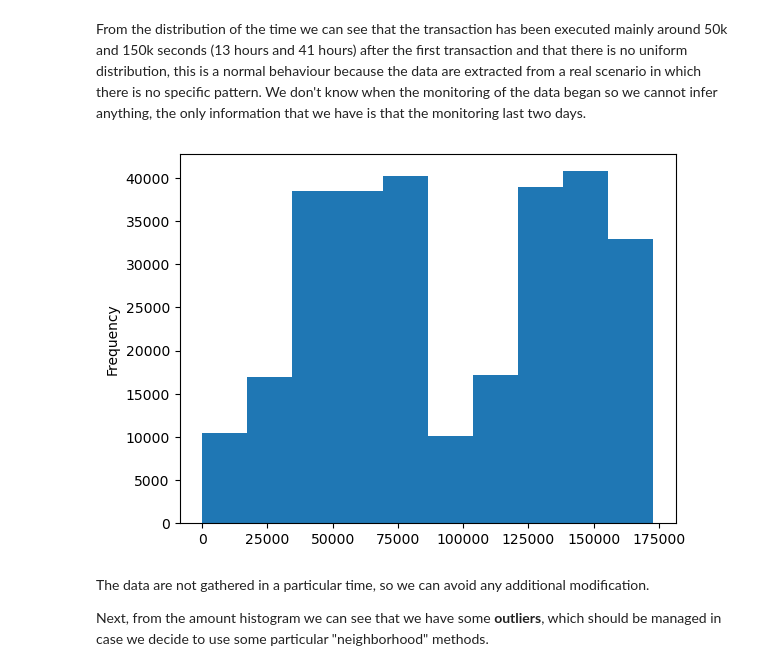
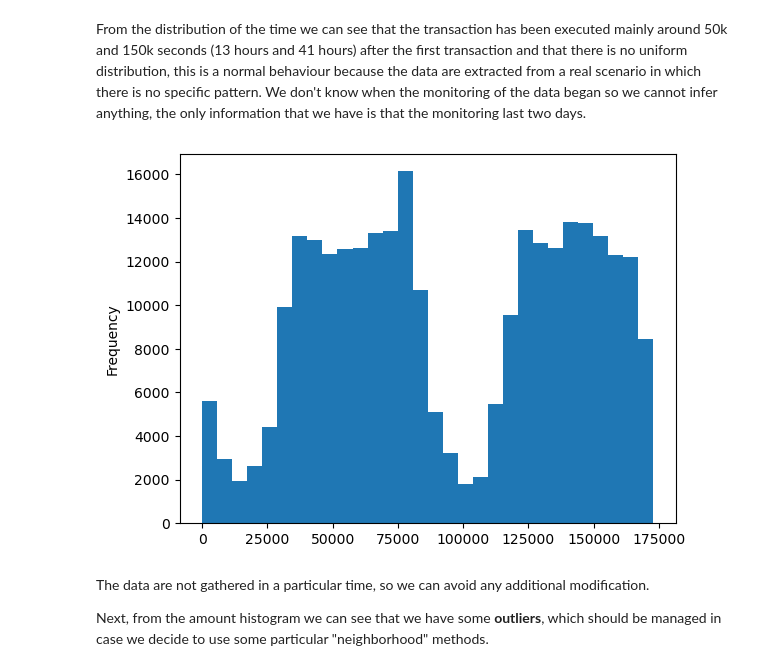
Before and after one commit to tpacini/Credit-Card-Fraud-Detection, a Jupyter notebook: src/analysis.ipynb, the cells around one changed output. Drawn from its saved outputs; the diff is of its cells as text; code cells hidden in the pictures.

```diff
--- a/src/analysis.ipynb
+++ b/src/analysis.ipynb
@@ -78,10 +103,10 @@ plt.show()
 # %% [markdown]
 From the distribution of the time we can see that the transaction has been executed mainly around 50k and 150k seconds (13 hours and 41 hours) after the first transaction and that there is no uniform distribution, this is a normal behaviour because the data are extracted from a real scenario in which there is no specific pattern. We don't know when the monitoring of the data began so we cannot infer anything, the only information that we have is that the monitoring last two days.
 # %%
-df["Time"].plot(kind="hist")
+df["Time"].plot(kind="hist", bins=30)
 plt.show()
 # %% [output]
-[figure, old version]
+[figure, new version]
 # %% [markdown]
 The data are not gathered in a particular time, so we can avoid any additional modification.
 
```
Also changed, not shown: parts of 23 cells of this notebook.
